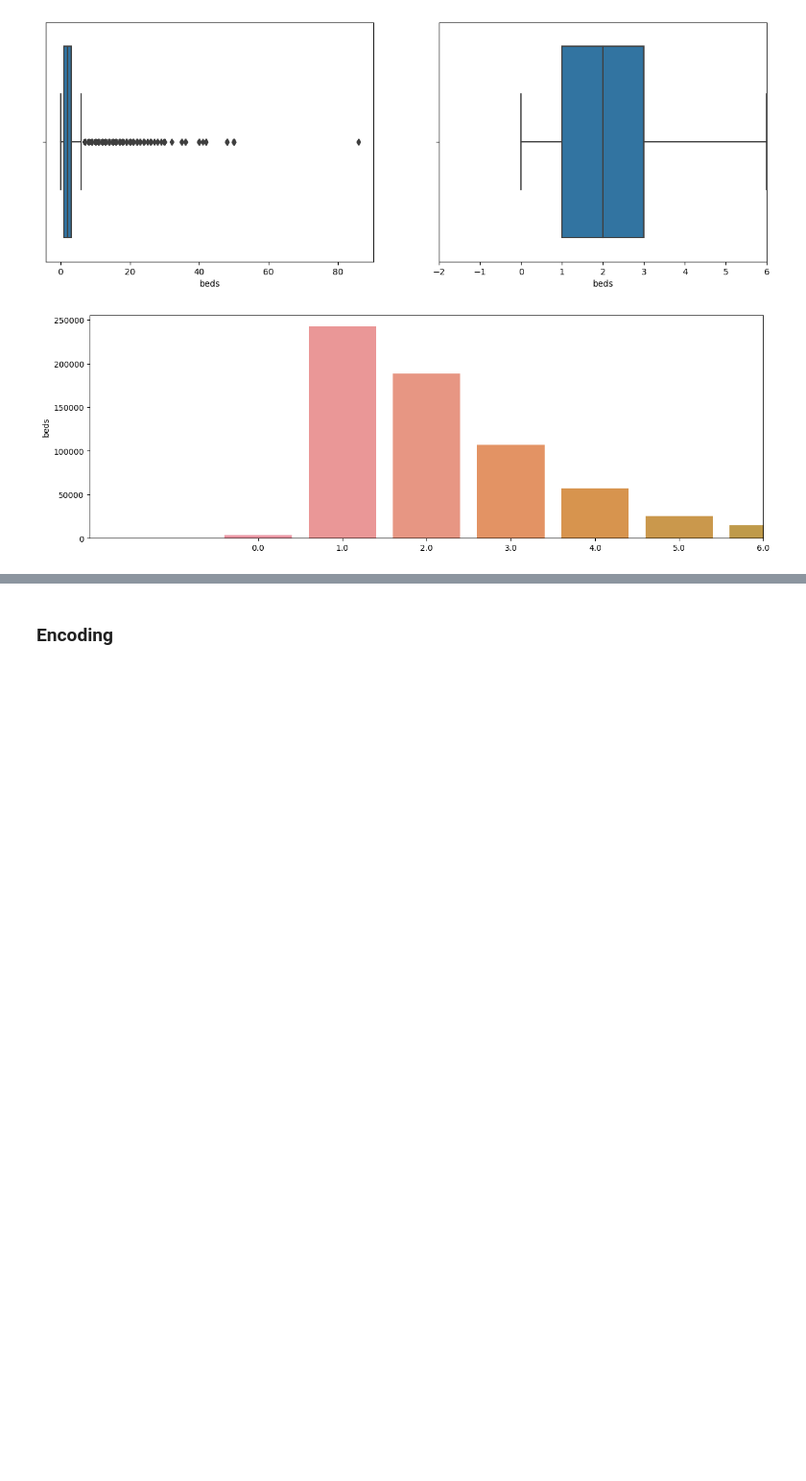
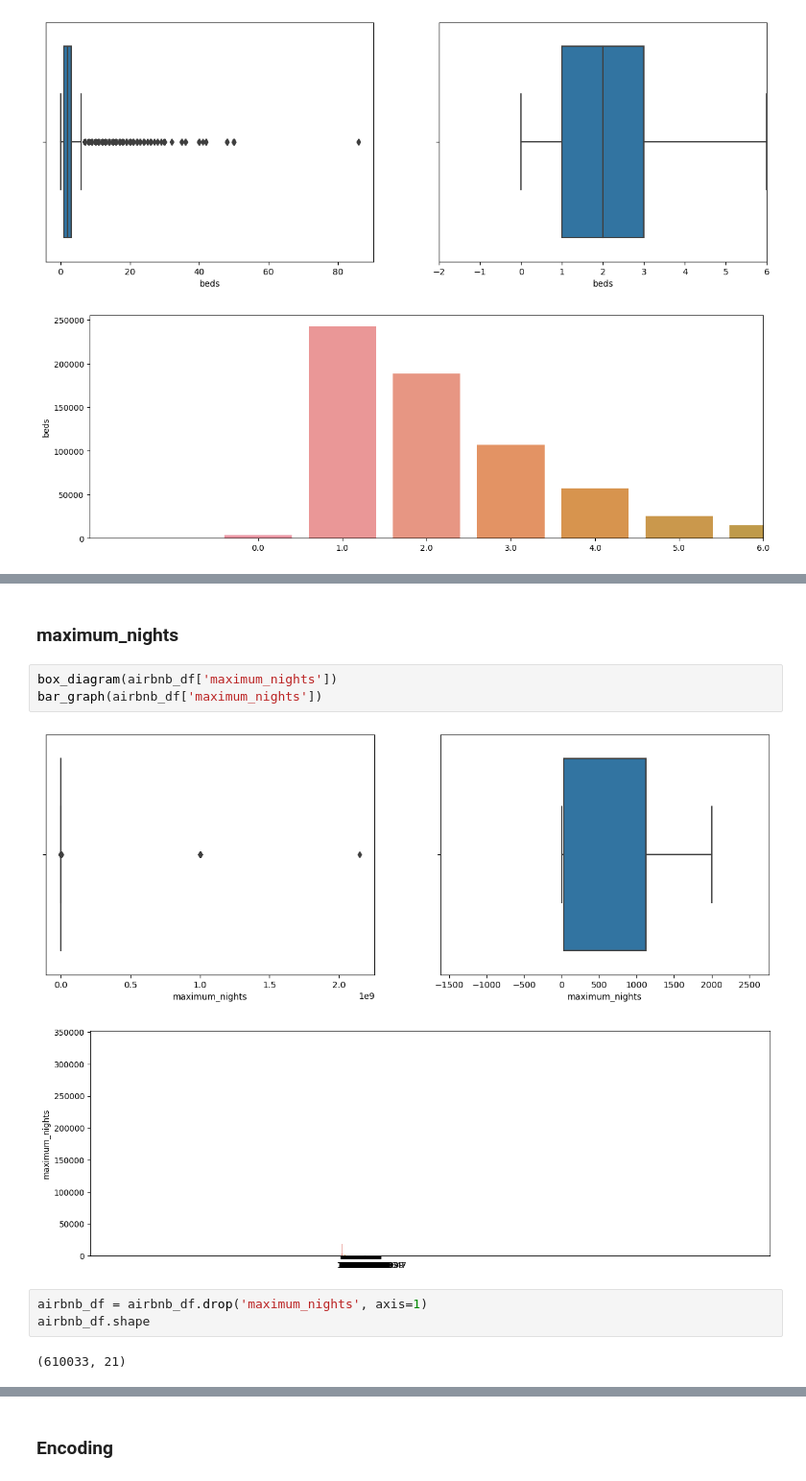
Before and after one commit to franciscocezar/airbnb_project, a Jupyter notebook: rent_prices_airbnb_RJ.ipynb, the cells around one changed output, grey strips where cells are left out. Shown at 96% size. Drawn from its saved outputs; the diff is of its cells as text; blank space fills up the shorter version.

```diff
--- a/rent_prices_airbnb_RJ.ipynb
+++ b/rent_prices_airbnb_RJ.ipynb
@@ -277,0 +304,13 @@ bar_graph(airbnb_df['beds'])
+# %% [markdown]
+### maximum_nights
+# %%
+box_diagram(airbnb_df['maximum_nights'])
+bar_graph(airbnb_df['maximum_nights'])
+# %% [output]
+[figure, added]
+[figure, added]
+# %%
+airbnb_df = airbnb_df.drop('maximum_nights', axis=1)
+airbnb_df.shape
+# %% [output]
+(610033, 21)
```
Also changed, not shown: parts of 25 cells of this notebook.
